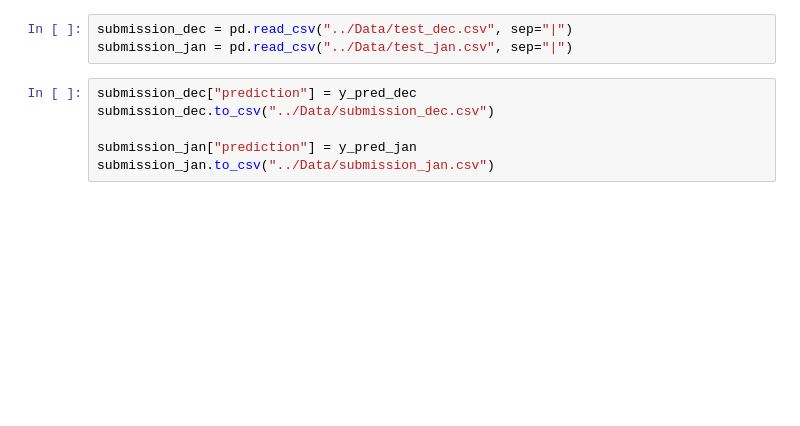
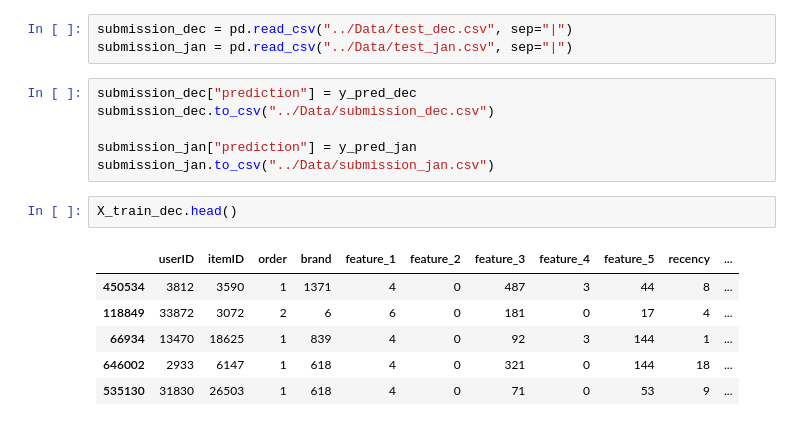
Before and after one commit to aldietri/Data-Mining-Cup-2022, a Jupyter notebook: Main/Final prediction.ipynb, the cells around one changed output. Drawn from its saved outputs; the diff is of its cells as text; blank space fills up the shorter version.

```diff
--- a/Main/Final prediction.ipynb
+++ b/Main/Final prediction.ipynb
@@ -130,3 +130,12 @@ submission_dec.to_csv("../Data/submission_dec.csv")
 
 submission_jan["prediction"] = y_pred_jan
 submission_jan.to_csv("../Data/submission_jan.csv")
+# %%
+X_train_dec.head()
+# %% [output]
+|  | userID | itemID | order | brand | feature_1 | feature_2 | feature_3 | feature_4 | feature_5 | recency | ... |
+| 450534 | 3812 | 3590 | 1 | 1371 | 4 | 0 | 487 | 3 | 44 | 8 | ... |
+| 118849 | 33872 | 3072 | 2 | 6 | 6 | 0 | 181 | 0 | 17 | 4 | ... |
+| 66934 | 13470 | 18625 | 1 | 839 | 4 | 0 | 92 | 3 | 144 | 1 | ... |
+| 646002 | 2933 | 6147 | 1 | 618 | 4 | 0 | 321 | 0 | 144 | 18 | ... |
+| 535130 | 31830 | 26503 | 1 | 618 | 4 | 0 | 71 | 0 | 53 | 9 | ... |
```
Also changed, not shown: parts of 2 cells of this notebook, 11 other files.
